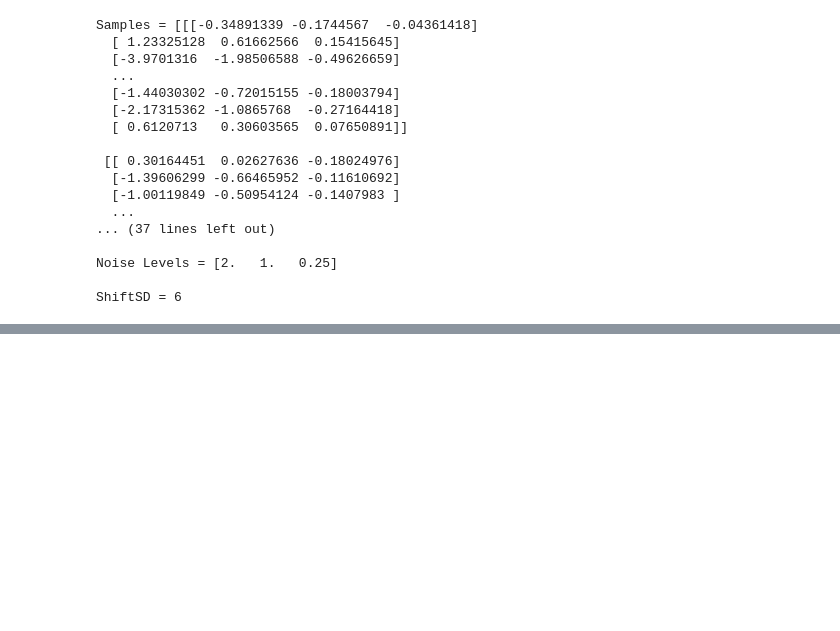
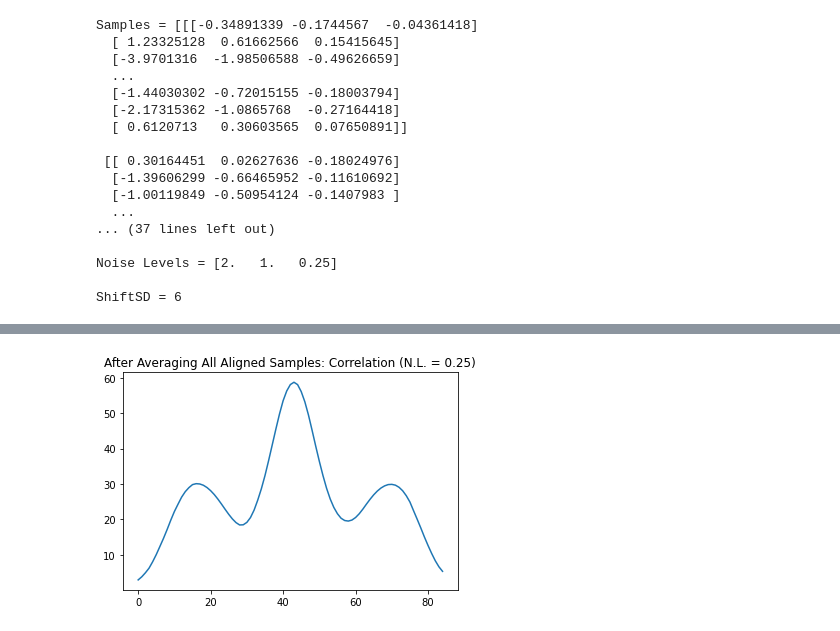
Before and after one commit to NicoBaldovino22/biophysics, a Jupyter notebook: Chapter 8 -- Cryo-EM/Chapter 8 - Problem Set.ipynb, the cells around one changed output, grey strips where cells are left out. Saved outputs shown, nothing was run; the diff lists cells and outputs as text; code cells hidden in the pictures; blank space fills up the shorter version.

```diff
--- a/Chapter 8 -- Cryo-EM/Chapter 8 - Problem Set.ipynb
+++ b/Chapter 8 -- Cryo-EM/Chapter 8 - Problem Set.ipynb
@@ -188,0 +240,28 @@ plt.plot(dx)
+# %%
+# Repeating the steps above, except for every sample in N; rather than the first 6
+# This is the final correlation graph found in the bottom right corner of Figure 8.5 on p.211 of the Textbook (PMLS)
+
+CC = np.zeros(n)
+CC_max = np.zeros(N)
+max_positions = np.ones(N)
+dmax_pos = np.zeros(N)
+dp = np.zeros(N)
+T_align = np.zeros(n)
+
+plt.figure()
+for i in range(N):
+    CC = np.correlate(y, samples[i,:,2], mode="same") # cross-correlation of each sample with the template
+    CC_max[i] = max(CC) # adding the maximum value of each sample's cross-correlation to a 1d array
+    pos = np.argmax(CC, axis=0) # position of this maximum value
+    max_positions[i] += pos -1 # adding each of these positions into a 1d array
+    dmax_pos[i] += np.abs(max_positions[i]-max_positions[i-1]) # adding each difference in position between these max values into a 1d array
+    temp_max_pos = np.argmax(y, axis=0) # calculating the max value position of the template
+    dp[i] += (temp_max_pos-max_positions[i]) # adding the difference between the max value positiions of the guess samples and the template to a 1d array
+    align = shift(CC, dp[i])
+    T_align = T_align + align
+    correlation = T_align/N
+plt.plot(correlation)
+plt.title('After Averaging All Aligned Samples: Correlation (N.L. = 0.25)')
+plt.savefig('After Averaging All Aligned Samples: Correlation (N.L. = 0.25).jpg')
+# %% [output]
+[figure, added]
```
Also changed, not shown: parts of 10 cells of this notebook, 13 other files.
